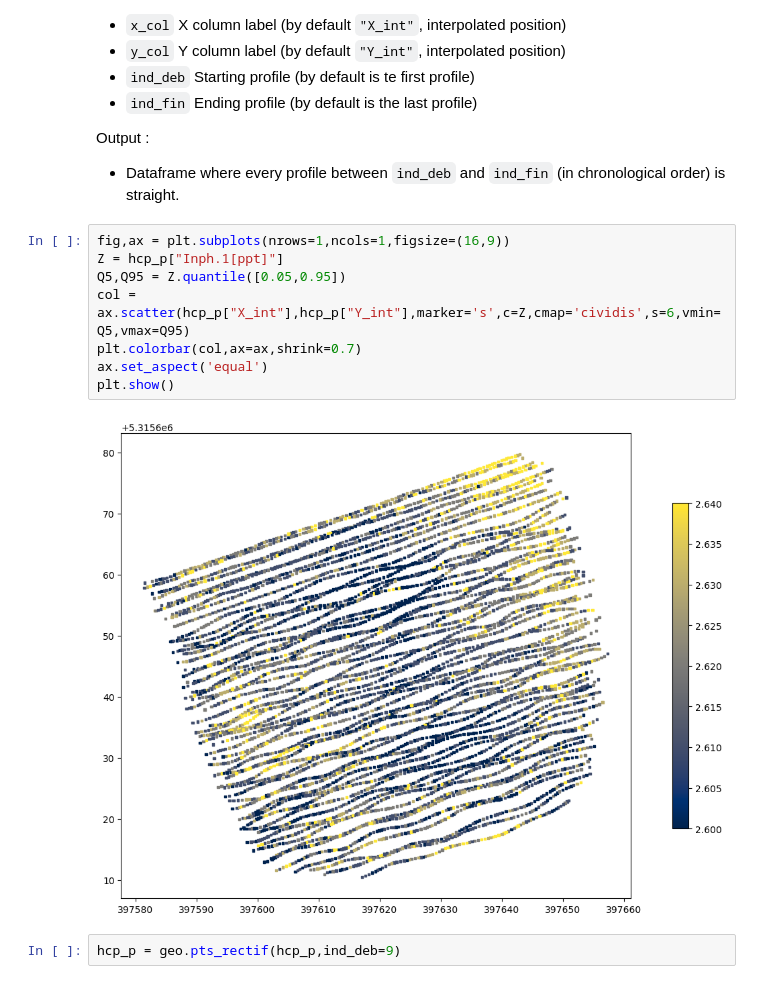
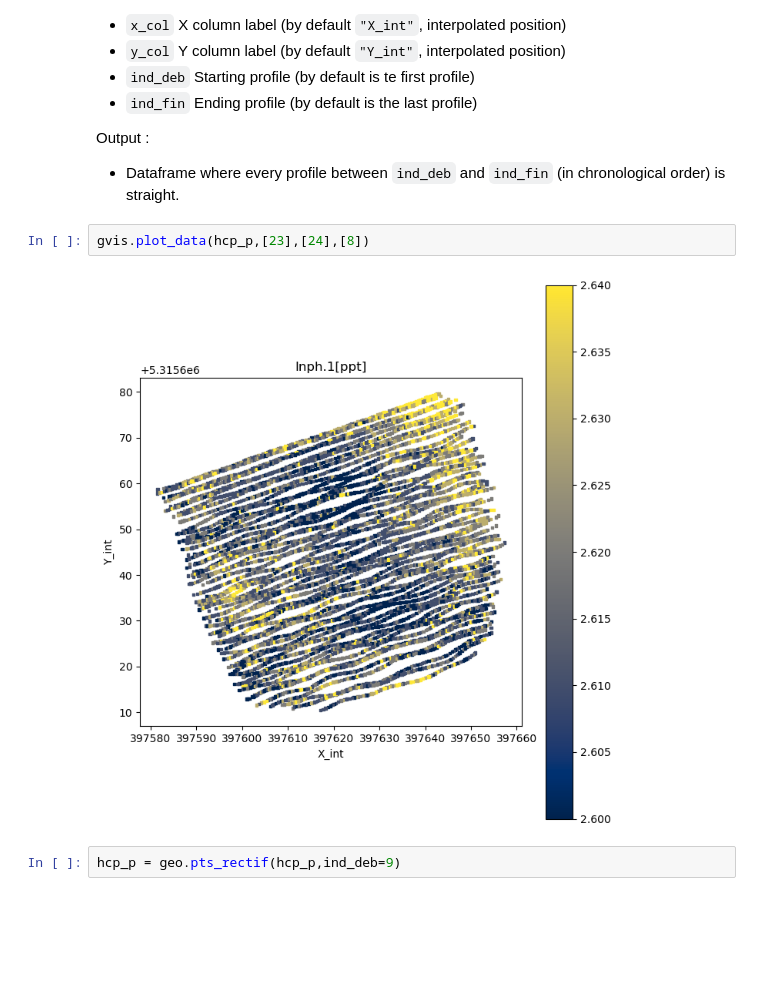
Before and after one commit to AUBERTIERThomas/METIS, a Jupyter notebook: ex_emi_sub.ipynb, the cells around one changed output. Drawn from its saved outputs; the diff is of its cells as text; blank space fills up the shorter version.

```diff
--- a/ex_emi_sub.ipynb
+++ b/ex_emi_sub.ipynb
@@ -463,15 +463,9 @@ In case some profiles waves due to GPS inprecisions, you can linearize them by l
 Output :
 * Dataframe where every profile between ``ind_deb`` and ``ind_fin`` (in chronological order) is straight.
 # %%
-fig,ax = plt.subplots(nrows=1,ncols=1,figsize=(16,9))
-Z = hcp_p["Inph.1[ppt]"]
-Q5,Q95 = Z.quantile([0.05,0.95])
-col = ax.scatter(hcp_p["X_int"],hcp_p["Y_int"],marker='s',c=Z,cmap='cividis',s=6,vmin=Q5,vmax=Q95)
-plt.colorbar(col,ax=ax,shrink=0.7)
-ax.set_aspect('equal')
-plt.show()
+gvis.plot_data(hcp_p,[23],[24],[8])
 # %% [output]
-[figure, old version]
+[figure, new version]
 # %%
 hcp_p = geo.pts_rectif(hcp_p,ind_deb=9)
 # %%
```
Also changed, not shown: parts of 22 cells of this notebook, 10 other files.
